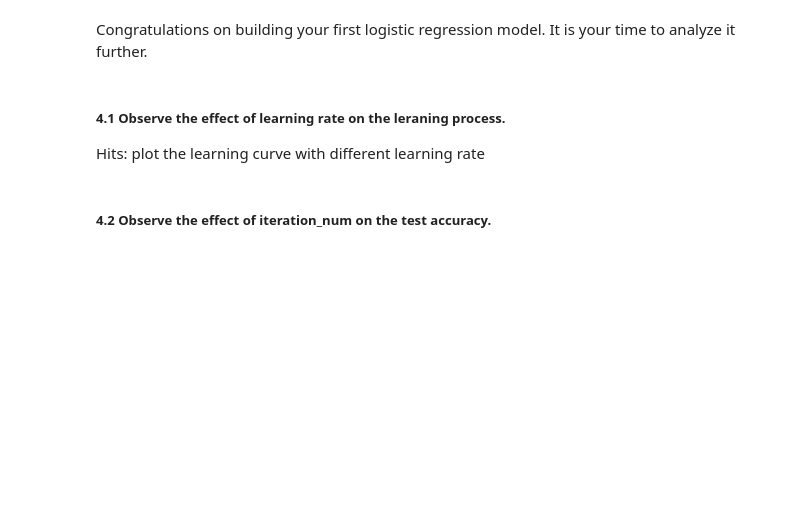
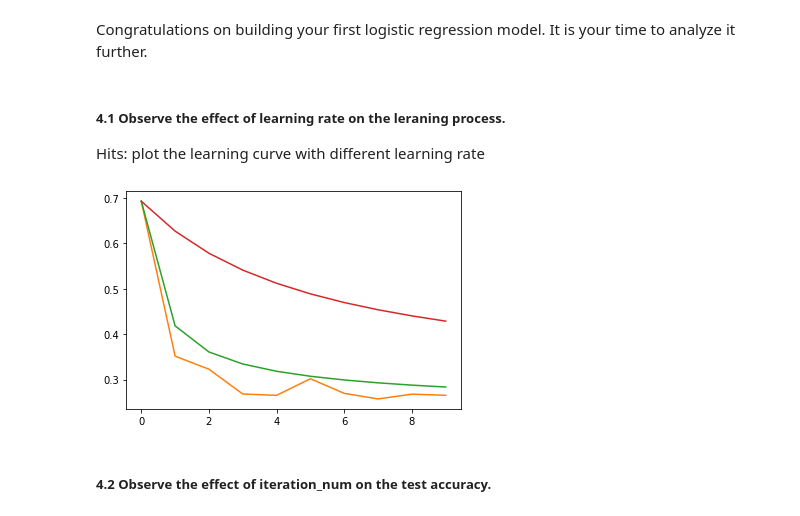
Before and after one commit to AiGoku/NLPTravel, a Jupyter notebook: Assignment-4/Assignment_4.ipynb, the cells around one changed output. Drawn from its saved outputs; the diff is of its cells as text; code cells hidden in the pictures; blank space fills up the shorter version.

```diff
--- a/Assignment-4/Assignment_4.ipynb
+++ b/Assignment-4/Assignment_4.ipynb
@@ -460,6 +460,17 @@ Congratulations on building your first logistic regression model. It is your tim
 # %% [markdown]
 ##### 4.1 Observe the effect of learning rate on the leraning process.
 Hits: plot the learning curve with different learning rate
+# %%
+learning_rate = [1e-1,1e-2,1e-3,1e-4]
+results = []
+for i in learning_rate:
+    result = model(X_train,y_train,X_test,y_test,1000,i,False)
+    results.append(result)
+
+for result in results:
+    plt.plot(np.arange(len(result['cost'])),result['cost'],label="cost by learning_rate {}".format(i))
+# %% [output]
+[figure, added]
 # %% [markdown]
 ##### 4.2 Observe the effect of iteration_num on the test accuracy.
 # %% [markdown]
```
